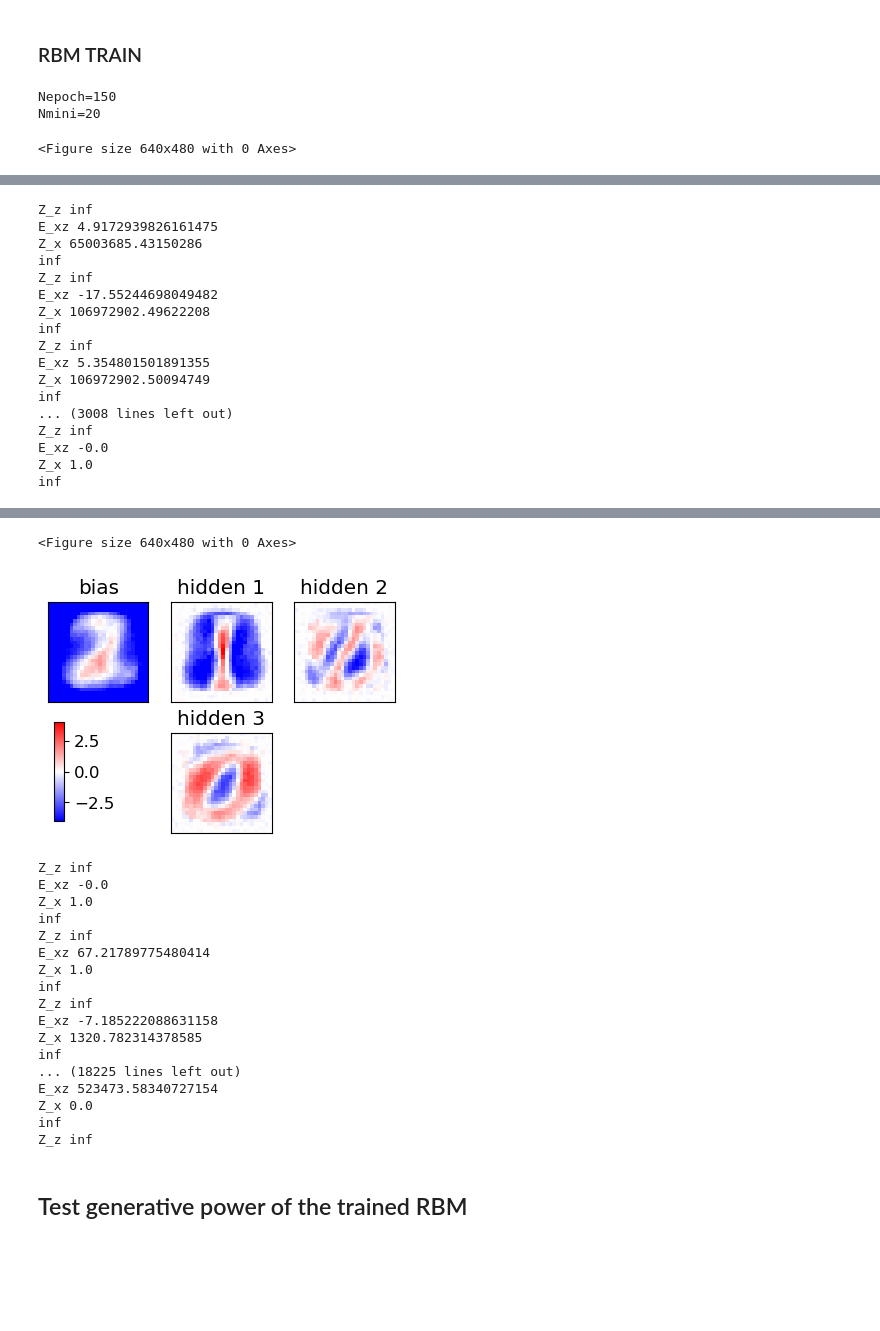
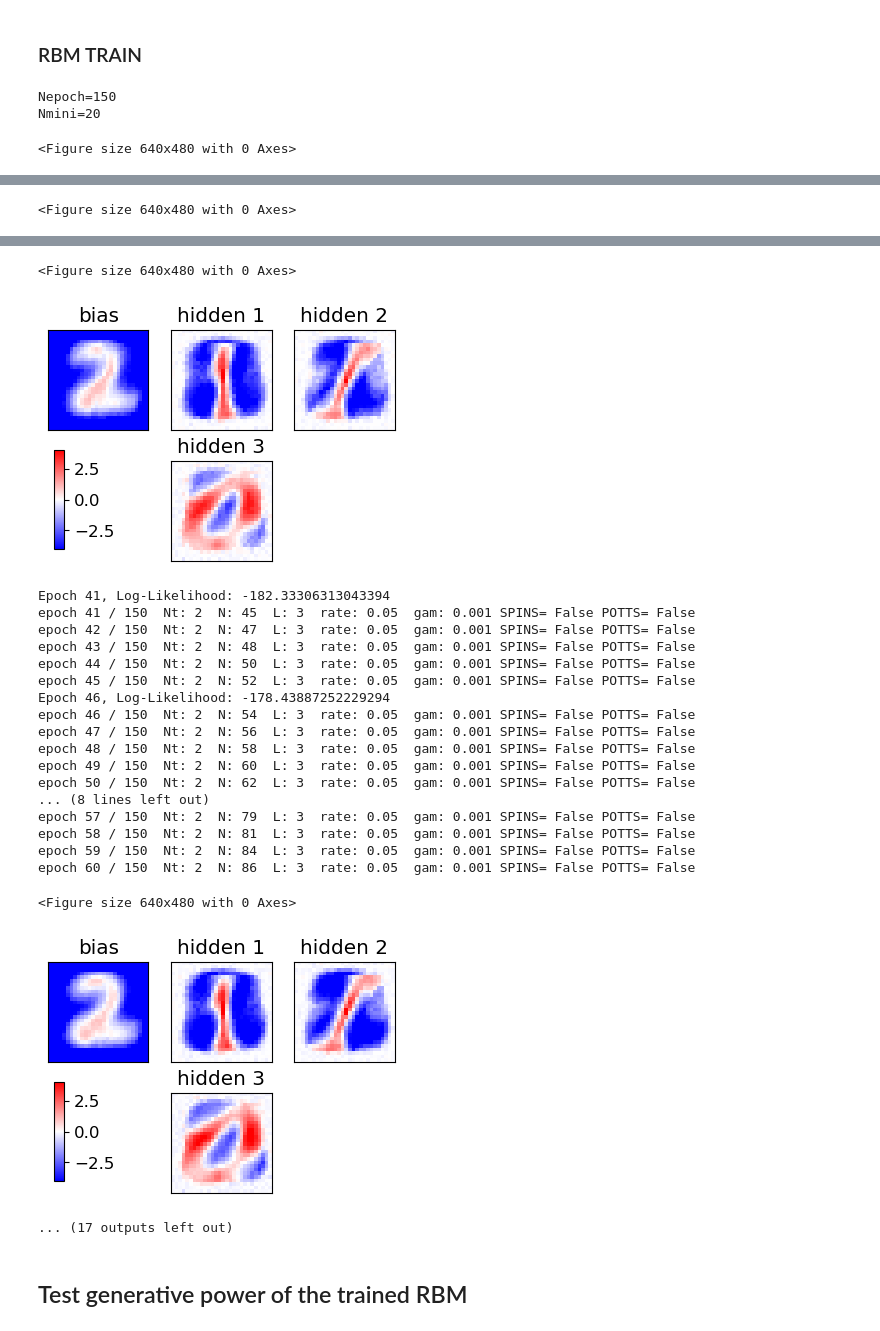
Before and after one commit to BelliLuigi/LCP-B, a Jupyter notebook: ex2/RBM_2025_MNIST.ipynb, the cells around one changed output, grey strips where cells are left out. Drawn from its saved outputs; the diff is of its cells as text; code cells hidden in the pictures; blank space fills up the shorter version.

```diff
--- a/ex2/RBM_2025_MNIST.ipynb
+++ b/ex2/RBM_2025_MNIST.ipynb
@@ -402,7 +386,7 @@ Ncols=min(8,max(2,L//2))
 
 if POTTS: print("Starting the training, POTTS=True")
 else: print("Starting the training")
-
+log_likelihoods = []
 # Note: here an epoch does not analyze the whole dataset
 for epoch in range(1,1+Nepoch):
     # q maps epochs to interval [0,1]
@@ -487,13 +471,16 @@ for epoch in range(1,1+Nepoch):
 
     if Nepoch<=100 or epoch%20==0 or epoch==Nepoch:
         plot_weights_bias(wE, aE, epoch, L, cols=Ncols, save=False)
-    if epoch%10==0:
-        log_likelihood = compute_log_likelihood(data,aE,bE,wE)
-        print(f'Epoch: {epoch} -> LLH : {log_likelihood}')
-
+    if epoch%5==0:
+        log_likelihood = compute_log_likelihood(data, a=a, b=b, W=w)
+        log_likelihoods.append(log_likelihood)
+        print(f'Epoch {epoch + 1}, Log-Likelihood: {log_likelihood}')
 
     str_time_completion = datetime.datetime.now().strftime("_%Y%m%d_%H%M")
-
+plt.plot([i for i in np.arange(Nepoch) if i%5==0], log_likelihoods, '-')
+plt.title('LLH evolution w/ epochs')
+plt.xlabel('Epochs')
+plt.ylabel('LLH')
 print("END of learning phase")
 # %% [output]
 Nepoch=150
@@ -520,17 +507 @@ inf
-Z_z inf
-E_xz 4.9172939826161475
-Z_x 65003685.43150286
-inf
-Z_z inf
-E_xz -17.55244698049482
-Z_x 106972902.49622208
-inf
-Z_z inf
-E_xz 5.354801501891355
-Z_x 106972902.50094749
-inf
-... (3008 lines left out)
-Z_z inf
-E_xz -0.0
-Z_x 1.0
-inf
+<Figure size 640x480 with 0 Axes>
@@ -554,22 +526,25 @@ epoch 20 / 150  Nt: 2  N: 17  L: 3  rate: 0.05  gam: 0.001 SPINS= False POTTS= F
 <Figure size 640x480 with 0 Axes>
-[figure]
+[figure, added]
-Z_z inf
-E_xz -0.0
-Z_x 1.0
-inf
-Z_z inf
-E_xz 67.21789775480414
-Z_x 1.0
-inf
-Z_z inf
-E_xz -7.185222088631158
-Z_x 1320.782314378585
-inf
-... (18225 lines left out)
-E_xz 523473.58340727154
-Z_x 0.0
-inf
-Z_z inf
+Epoch 41, Log-Likelihood: -182.33306313043394
+epoch 41 / 150  Nt: 2  N: 45  L: 3  rate: 0.05  gam: 0.001 SPINS= False POTTS= False
+epoch 42 / 150  Nt: 2  N: 47  L: 3  rate: 0.05  gam: 0.001 SPINS= False POTTS= False
+epoch 43 / 150  Nt: 2  N: 48  L: 3  rate: 0.05  gam: 0.001 SPINS= False POTTS= False
+epoch 44 / 150  Nt: 2  N: 50  L: 3  rate: 0.05  gam: 0.001 SPINS= False POTTS= False
+epoch 45 / 150  Nt: 2  N: 52  L: 3  rate: 0.05  gam: 0.001 SPINS= False POTTS= False
+Epoch 46, Log-Likelihood: -178.43887252229294
+epoch 46 / 150  Nt: 2  N: 54  L: 3  rate: 0.05  gam: 0.001 SPINS= False POTTS= False
+epoch 47 / 150  Nt: 2  N: 56  L: 3  rate: 0.05  gam: 0.001 SPINS= False POTTS= False
+epoch 48 / 150  Nt: 2  N: 58  L: 3  rate: 0.05  gam: 0.001 SPINS= False POTTS= False
+epoch 49 / 150  Nt: 2  N: 60  L: 3  rate: 0.05  gam: 0.001 SPINS= False POTTS= False
+epoch 50 / 150  Nt: 2  N: 62  L: 3  rate: 0.05  gam: 0.001 SPINS= False POTTS= False
+... (8 lines left out)
+epoch 57 / 150  Nt: 2  N: 79  L: 3  rate: 0.05  gam: 0.001 SPINS= False POTTS= False
+epoch 58 / 150  Nt: 2  N: 81  L: 3  rate: 0.05  gam: 0.001 SPINS= False POTTS= False
+epoch 59 / 150  Nt: 2  N: 84  L: 3  rate: 0.05  gam: 0.001 SPINS= False POTTS= False
+epoch 60 / 150  Nt: 2  N: 86  L: 3  rate: 0.05  gam: 0.001 SPINS= False POTTS= False
+<Figure size 640x480 with 0 Axes>
+[figure, added]
+... (17 outputs left out)
 # %% [markdown]
 ## Test generative power of the trained RBM
 # %%
```
Also changed, not shown: parts of 5 cells of this notebook, 1 other file.
